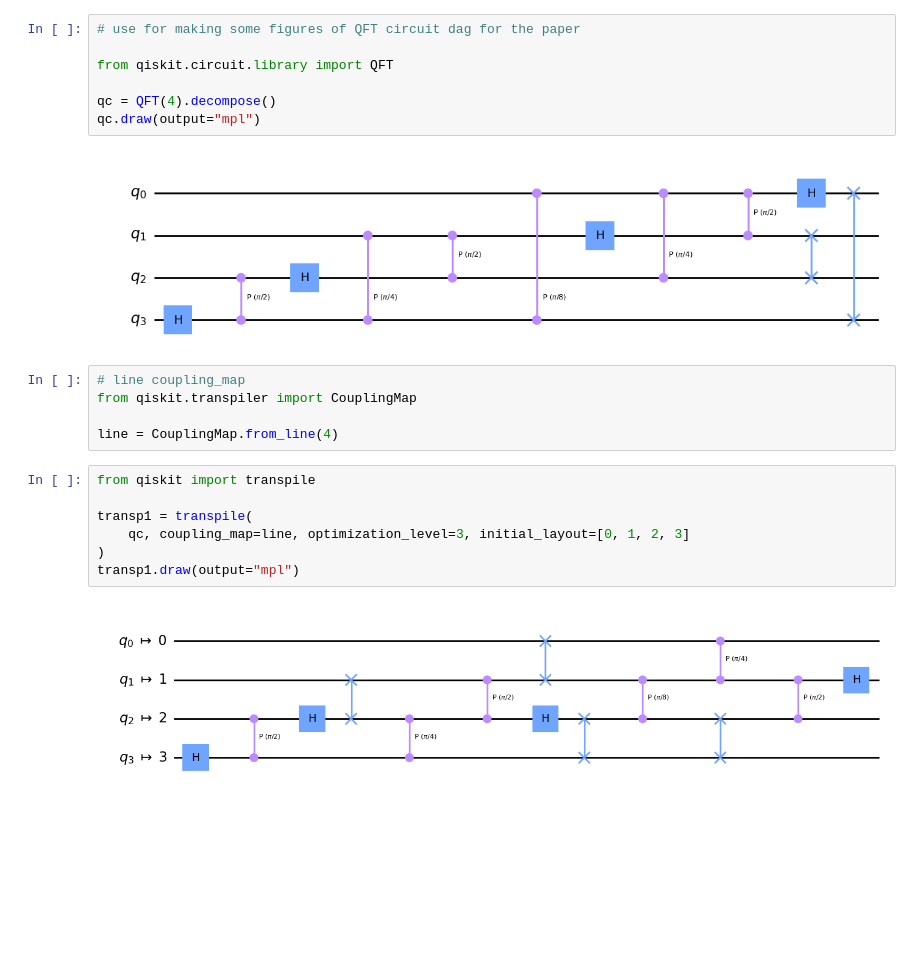
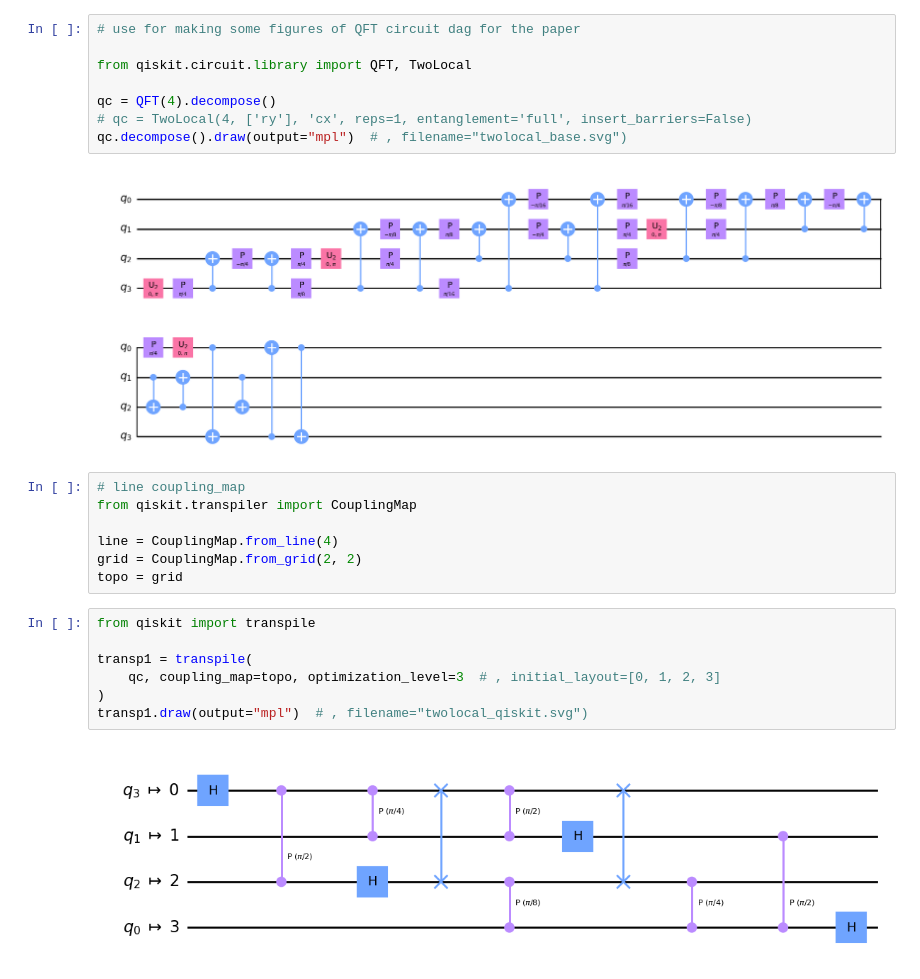
Before and after one commit to Pitt-JonesLab/mirror-gates, a Jupyter notebook: src/notebooks/circuit_dag.ipynb, the cells around one changed output. Drawn from its saved outputs; the diff is of its cells as text; blank space fills up the shorter version.

```diff
--- a/src/notebooks/circuit_dag.ipynb
+++ b/src/notebooks/circuit_dag.ipynb
@@ -1,26 +1,29 @@
 # %%
 # use for making some figures of QFT circuit dag for the paper
 
-from qiskit.circuit.library import QFT
+from qiskit.circuit.library import QFT, TwoLocal
 
 qc = QFT(4).decompose()
-qc.draw(output="mpl")
+# qc = TwoLocal(4, ['ry'], 'cx', reps=1, entanglement='full', insert_barriers=False)
+qc.decompose().draw(output="mpl")  # , filename="twolocal_base.svg")
 # %% [output]
-[figure, old version]
+[figure, new version]
 # %%
 # line coupling_map
 from qiskit.transpiler import CouplingMap
 
 line = CouplingMap.from_line(4)
+grid = CouplingMap.from_grid(2, 2)
+topo = grid
 # %%
 from qiskit import transpile
 
 transp1 = transpile(
-    qc, coupling_map=line, optimization_level=3, initial_layout=[0, 1, 2, 3]
+    qc, coupling_map=topo, optimization_level=3  # , initial_layout=[0, 1, 2, 3]
 )
-transp1.draw(output="mpl")
+transp1.draw(output="mpl")  # , filename="twolocal_qiskit.svg")
 # %% [output]
-[figure, old version]
+[figure, new version]
 # %%
 from qiskit.converters import circuit_to_dag
 
```
Also changed, not shown: parts of 6 cells of this notebook, 11 other files.
